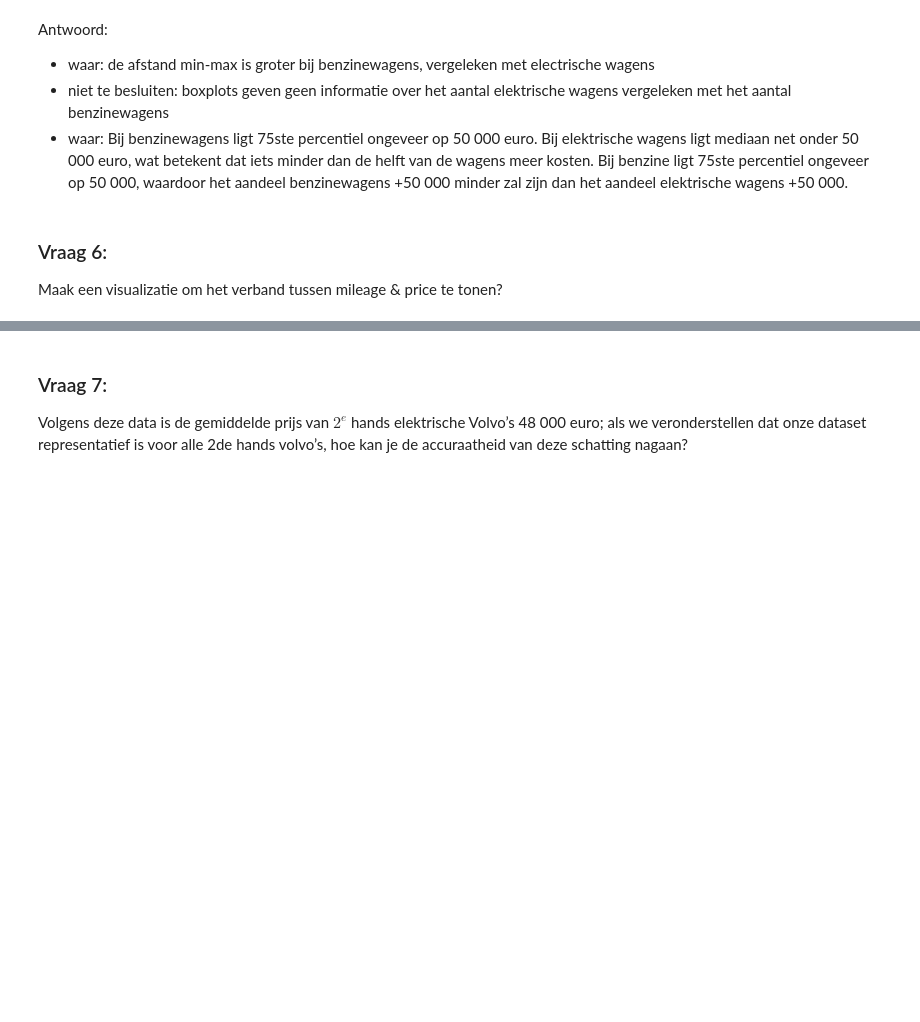
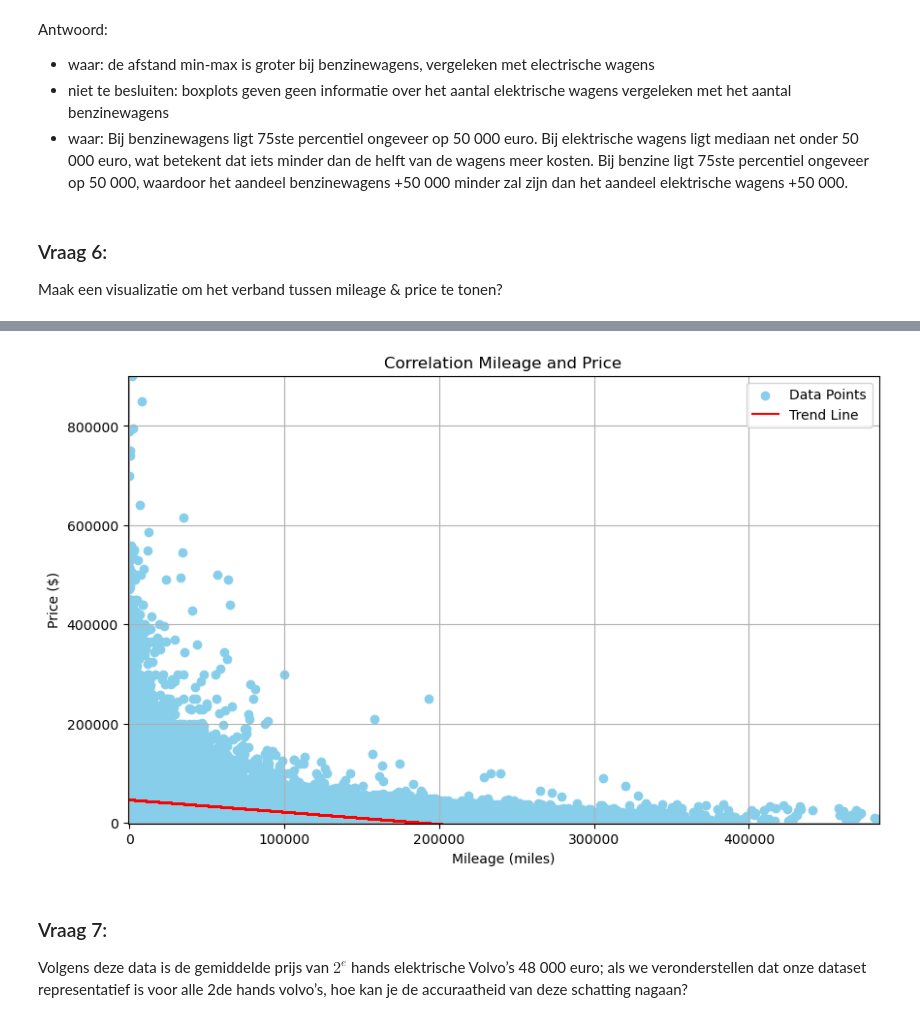
Before and after one commit to craftyraf/project-productie-proces, a Jupyter notebook: notebooks/autoproductie.ipynb, the cells around one changed output, grey strips where cells are left out. Drawn from its saved outputs; the diff is of its cells as text; code cells hidden in the pictures; blank space fills up the shorter version.

```diff
--- a/notebooks/autoproductie.ipynb
+++ b/notebooks/autoproductie.ipynb
@@ -239,3 +205,33 @@ Maak een visualizatie om het verband tussen mileage & price te tonen?
+# %%
+# filter outliers op vlak van prijs en mileage weg
+df_cars = df_cars[df_cars.price < 1000000]
+df_cars = df_cars[df_cars.mileage < 500000]
+
+# creËer scatter plot
+plt.figure(figsize=(10, 6))
+plt.scatter(df_cars.mileage, df_cars.price, color='skyblue', label='Data Points')
+
+# voeg labels en titel toe
+plt.title('Correlation Mileage and Price')
+plt.xlabel('Mileage (miles)')
+plt.ylabel('Price ($)')
+
+# voeg trendlijn toe
+z = np.polyfit(df_cars.mileage, df_cars.price, 1)
+p = np.poly1d(z)
+plt.plot(mileage, p(mileage), color='red', label='Trend Line')
+
+# Voeg limieten voor x en y assen op basis van de datarange
+plt.xlim(np.min(df_cars.mileage) - 1000, np.max(df_cars.mileage) + 1000)
+plt.ylim(np.min(df_cars.price) - 1000, np.max(df_cars.price) + 1000)
+
+# Voeg legende toe
+plt.legend()
+
+plt.grid(True)
+plt.show()
+# %% [output]
+[figure, added]
 # %% [markdown]
 ### Vraag 7:
 Volgens deze data is de gemiddelde prijs van $2^e$ hands elektrische Volvo’s 48 000 euro; als we veronderstellen dat onze dataset representatief is voor alle 2de hands volvo’s, hoe kan je de accuraatheid van deze schatting nagaan?
```
Also changed, not shown: parts of 7 cells of this notebook.
